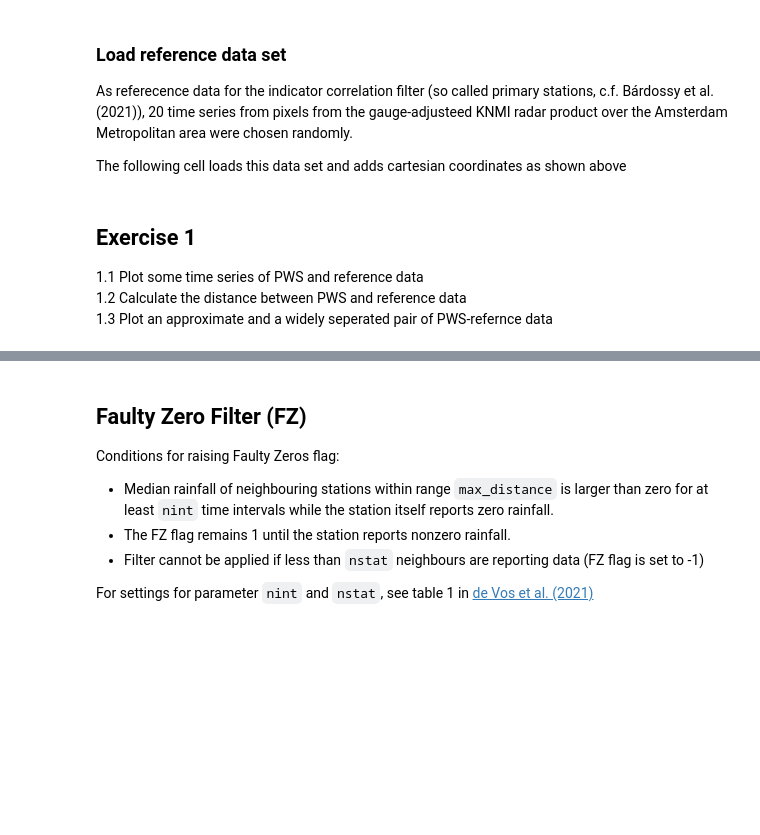
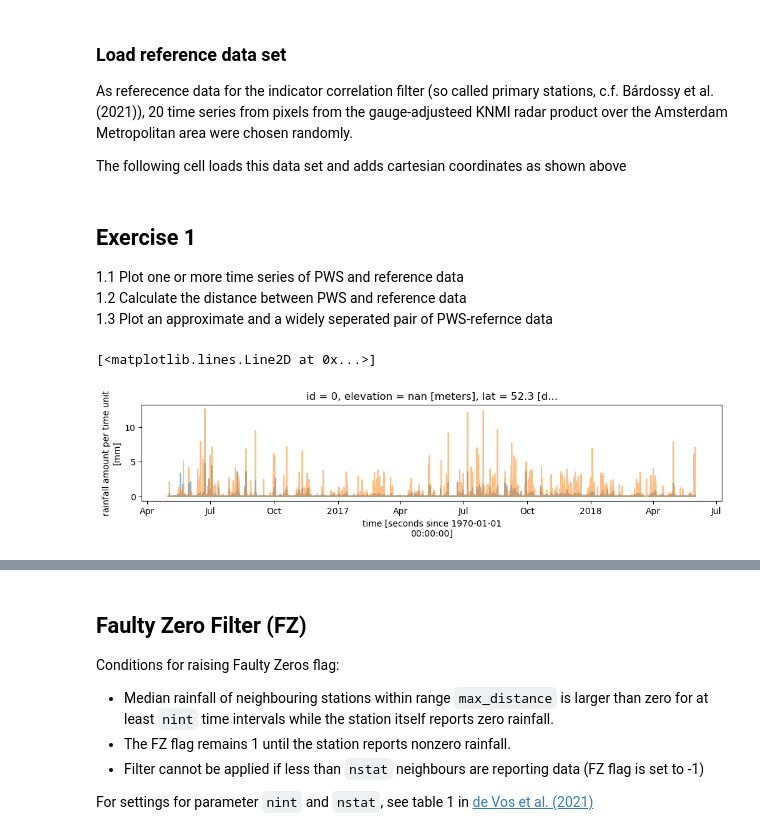
Before and after one commit to OpenSenseAction/PrePEP_short_course_OS, a Jupyter notebook: 3_pws_qc.ipynb, the cells around one changed output, grey strips where cells are left out. Saved outputs shown, nothing was run; the diff lists cells and outputs as text; code cells hidden in the pictures; blank space fills up the shorter version.

```diff
--- a/3_pws_qc.ipynb
+++ b/3_pws_qc.ipynb
@@ -130,6 +134,14 @@ ds_ref.coords["x"], ds_ref.coords["y"] = plg.spatial.project_point_coordinates(
 )
 # %% [markdown]
 ## Exercise 1
-1.1 Plot some time series of PWS and reference data
+1.1 Plot one or more time series of PWS and reference data
 1.2 Calculate the distance between PWS and reference data
 1.3 Plot an approximate and a widely seperated pair of PWS-refernce data
+# %%
+# 1.1
+ds_pws.rainfall.isel(id=16).plot(figsize=(12,2),alpha=0.5,label='pws')
+ds_ref.rainfall.isel(id=0).plot(color='C1',alpha=0.5,label='reference')
+plt.legend();
+# %% [output]
+[<matplotlib.lines.Line2D at 0x...>]
+[figure, added]
```
Also changed, not shown: parts of 23 cells of this notebook.
